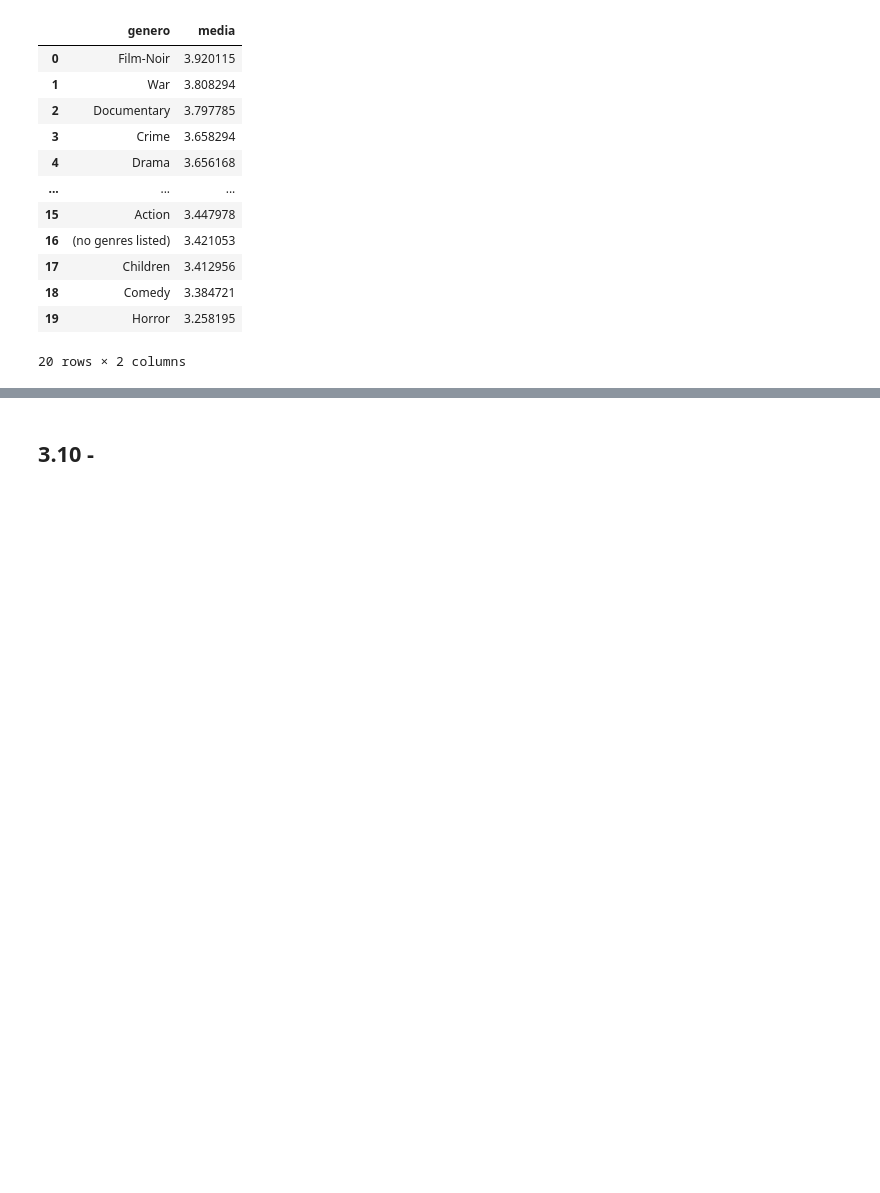
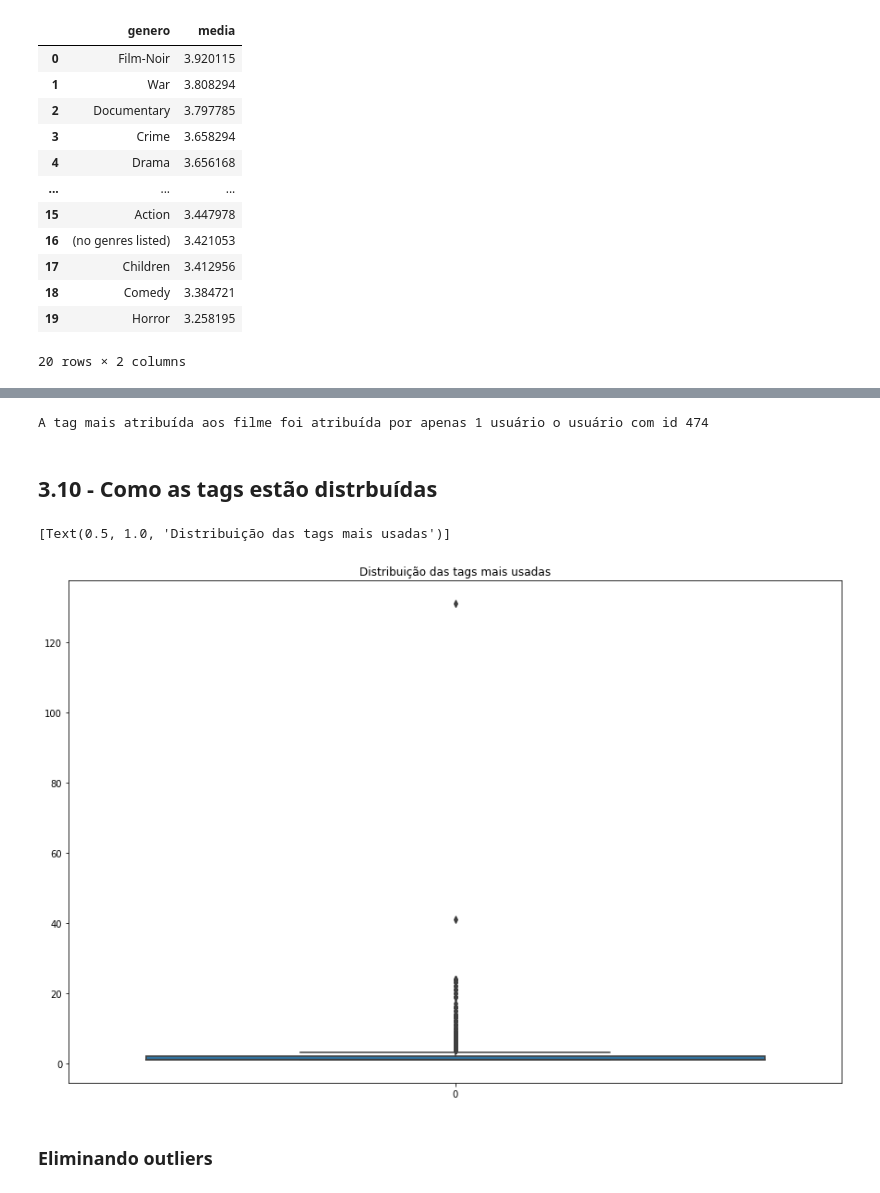
Before and after one commit to ehcp10/D1AED-Atividade1, a Jupyter notebook: Atividade.ipynb, the cells around one changed output, grey strips where cells are left out. Drawn from its saved outputs; the diff is of its cells as text; code cells hidden in the pictures; blank space fills up the shorter version.

```diff
--- a/Atividade.ipynb
+++ b/Atividade.ipynb
@@ -484,2 +507,19 @@ movies_genre_mean_df.reset_index(drop=True)
+# %%
+netflix_queue_query = tags['tag'] == 'in netflix queue'
+netflix_tag = tags[netflix_queue_query]
+user_tag_netflix = netflix_tag['userId'].unique()
+
+print(f"A tag mais atribuída aos filme foi atribuída por apenas 1 usuário o usuário com id {user_tag_netflix[0]}")
+# %% [output]
+A tag mais atribuída aos filme foi atribuída por apenas 1 usuário o usuário com id 474
 # %% [markdown]
-## 3.10 -
+## 3.10 - Como as tags estão distrbuídas
+# %%
+plt.figure(figsize=(15, 10))
+tags_hist_outliers = sns.boxplot(data=tags['tag'].value_counts())
+tags_hist_outliers.set(title="Distribuição das tags mais usadas")
+# %% [output]
+[Text(0.5, 1.0, 'Distribuição das tags mais usadas')]
+[figure, added]
+# %% [markdown]
+### Eliminando outliers
```
Also changed, not shown: parts of 13 cells of this notebook.
